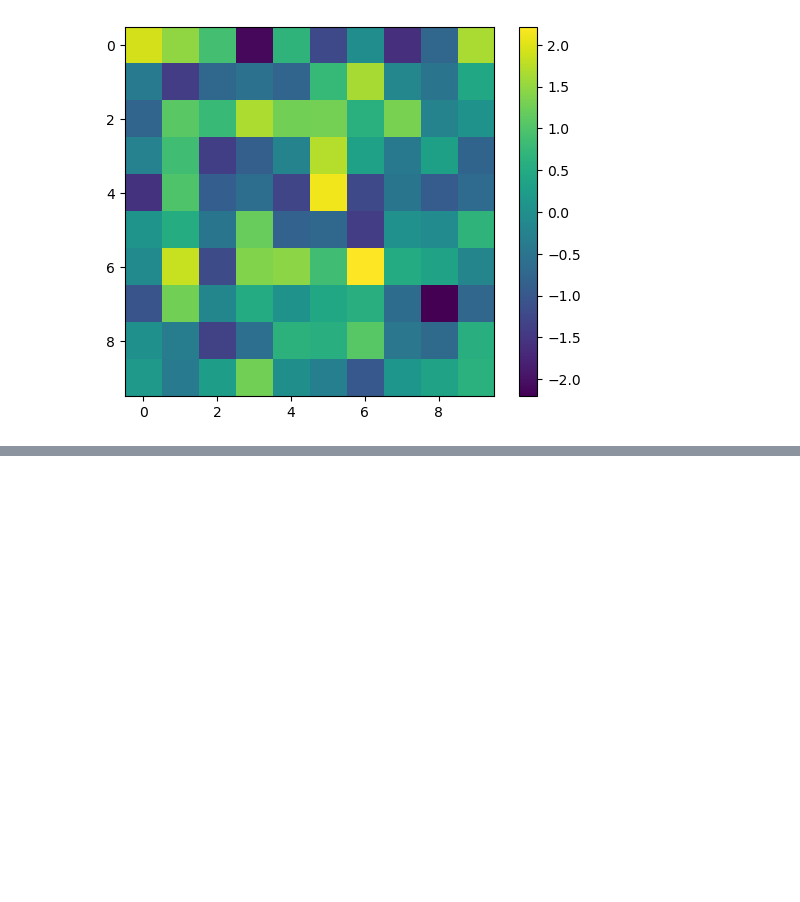
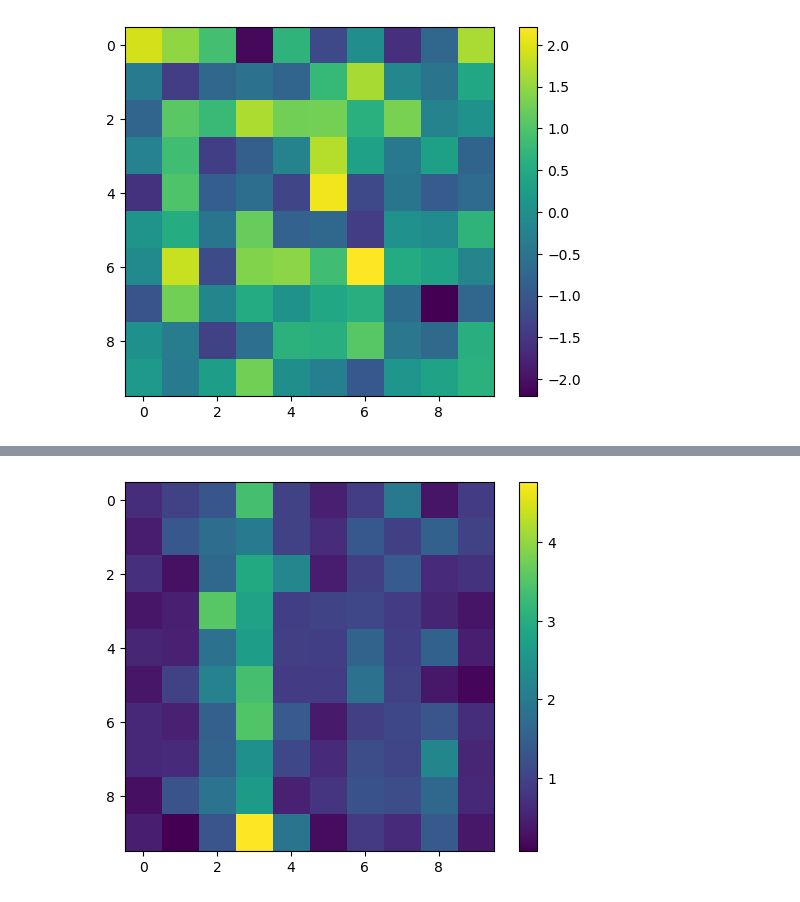
Before and after one commit to wuweizhang0723/func2graph, a Jupyter notebook: notebook/check_evaluation/average_result_attention.ipynb, the cells around one changed output, grey strips where cells are left out. Cells and saved outputs as stored; diff of their text form; code cells hidden in the pictures; blank space fills up the shorter version.

```diff
--- a/notebook/check_evaluation/average_result_attention.ipynb
+++ b/notebook/check_evaluation/average_result_attention.ipynb
@@ -104,0 +126,97 @@ plt.show()
+# %%
+attention_0 = np.load("../../output/9_6_Spatial_Temporal_try/Spatial_Temporal_Attention_Model_wuwei_10_0.001_0.3_2_5_1.0_1.0_30000_42_random_20000_200_prediction_1_12_128_256_16_0_1_1_64_4_1e-05_lookup_table_spatial_temporal_3/Estimated_W_12.npy")
+attention_1 = np.load("../../output/9_6_Spatial_Temporal_try/Spatial_Temporal_Attention_Model_wuwei_10_0.001_0.3_2_5_1.0_1.0_30000_42_random_20000_200_prediction_1_22_128_256_16_0_1_1_64_4_1e-05_lookup_table_spatial_temporal_3/Estimated_W_22.npy")
+attention_2 = np.load("../../output/9_6_Spatial_Temporal_try/Spatial_Temporal_Attention_Model_wuwei_10_0.001_0.3_2_5_1.0_1.0_30000_42_random_20000_200_prediction_1_32_128_256_16_0_1_1_64_4_1e-05_lookup_table_spatial_temporal_3/Estimated_W_32.npy")
+attention_3 = np.load("../../output/9_6_Spatial_Temporal_try/Spatial_Temporal_Attention_Model_wuwei_10_0.001_0.3_2_5_1.0_1.0_30000_42_random_20000_200_prediction_1_42_128_256_16_0_1_1_64_4_1e-05_lookup_table_spatial_temporal_3/Estimated_W_42.npy")
+attention_4 = np.load("../../output/9_6_Spatial_Temporal_try/Spatial_Temporal_Attention_Model_wuwei_10_0.001_0.3_2_5_1.0_1.0_30000_42_random_20000_200_prediction_1_52_128_256_16_0_1_1_64_4_1e-05_lookup_table_spatial_temporal_3/Estimated_W_52.npy")
+attention_5 = np.load("../../output/9_6_Spatial_Temporal_try/Spatial_Temporal_Attention_Model_wuwei_10_0.001_0.3_2_5_1.0_1.0_30000_42_random_20000_200_prediction_1_62_128_256_16_0_1_1_64_4_1e-05_lookup_table_spatial_temporal_3/Estimated_W_62.npy")
+attention_6 = np.load("../../output/9_6_Spatial_Temporal_try/Spatial_Temporal_Attention_Model_wuwei_10_0.001_0.3_2_5_1.0_1.0_30000_42_random_20000_200_prediction_1_72_128_256_16_0_1_1_64_4_1e-05_lookup_table_spatial_temporal_3/Estimated_W_72.npy")
+attention_7 = np.load("../../output/9_6_Spatial_Temporal_try/Spatial_Temporal_Attention_Model_wuwei_10_0.001_0.3_2_5_1.0_1.0_30000_42_random_20000_200_prediction_1_82_128_256_16_0_1_1_64_4_1e-05_lookup_table_spatial_temporal_3/Estimated_W_82.npy")
+attention_8 = np.load("../../output/9_6_Spatial_Temporal_try/Spatial_Temporal_Attention_Model_wuwei_10_0.001_0.3_2_5_1.0_1.0_30000_42_random_20000_200_prediction_1_92_128_256_16_0_1_1_64_4_1e-05_lookup_table_spatial_temporal_3/Estimated_W_92.npy")
+attention_9 = np.load("../../output/9_6_Spatial_Temporal_try/Spatial_Temporal_Attention_Model_wuwei_10_0.001_0.3_2_5_1.0_1.0_30000_42_random_20000_200_prediction_1_102_128_256_16_0_1_1_64_4_1e-05_lookup_table_spatial_temporal_3/Estimated_W_102.npy")
+attention_10 = np.load("../../output/9_6_Spatial_Temporal_try/Spatial_Temporal_Attention_Model_wuwei_10_0.001_0.3_2_5_1.0_1.0_30000_42_random_20000_200_prediction_1_112_128_256_16_0_1_1_64_4_1e-05_lookup_table_spatial_temporal_3/Estimated_W_112.npy")
+attention_11 = np.load("../../output/9_6_Spatial_Temporal_try/Spatial_Temporal_Attention_Model_wuwei_10_0.001_0.3_2_5_1.0_1.0_30000_42_random_20000_200_prediction_1_122_128_256_16_0_1_1_64_4_1e-05_lookup_table_spatial_temporal_3/Estimated_W_122.npy")
+attention_12 = np.load("../../output/9_6_Spatial_Temporal_try_abs_logits/Spatial_Temporal_Attention_Model_wuwei_10_0.001_0.3_2_5_1.0_1.0_30000_42_random_20000_200_prediction_1_42_128_256_16_0_1_1_64_4_1e-05_lookup_table_spatial_temporal_3/Estimated_W_42.npy")
+
+# take avg
+attention_avg = (attention_0 + attention_1 + attention_2 + attention_3 + attention_5 + attention_6 + attention_7 + attention_8 + attention_9 + attention_10 + attention_11 + attention_12)
+
+
+corr = np.corrcoef(weight_matrix.flatten(), attention_avg.flatten())[0, 1]
+print(corr)
+
+plt.imshow(weight_matrix)
+plt.colorbar()
+plt.show()
+
+plt.imshow(attention_avg)
+plt.colorbar()
+plt.show()
+
+
+corr = np.corrcoef(np.abs(weight_matrix).flatten(), attention_avg.flatten())[0, 1]
+print(corr)
+
+plt.imshow(np.abs(weight_matrix))
+plt.colorbar()
+plt.show()
+
+plt.imshow(attention_avg)
+plt.colorbar()
+plt.show()
+
+
+corr = np.corrcoef(weight_matrix.flatten(), attention_0.flatten())[0, 1]
+print(corr)
+corr = np.corrcoef(weight_matrix.flatten(), attention_1.flatten())[0, 1]
+print(corr)
+corr = np.corrcoef(weight_matrix.flatten(), attention_2.flatten())[0, 1]
+print(corr)
+corr = np.corrcoef(weight_matrix.flatten(), attention_3.flatten())[0, 1]
+print(corr)
+corr = np.corrcoef(weight_matrix.flatten(), attention_4.flatten())[0, 1]
+print(corr)
+corr = np.corrcoef(weight_matrix.flatten(), attention_5.flatten())[0, 1]
+print(corr)
+corr = np.corrcoef(weight_matrix.flatten(), attention_6.flatten())[0, 1]
+print(corr)
+corr = np.corrcoef(weight_matrix.flatten(), attention_7.flatten())[0, 1]
+print(corr)
+corr = np.corrcoef(weight_matrix.flatten(), attention_8.flatten())[0, 1]
+print(corr)
+corr = np.corrcoef(weight_matrix.flatten(), attention_9.flatten())[0, 1]
+print(corr)
+corr = np.corrcoef(weight_matrix.flatten(), attention_10.flatten())[0, 1]
+print(corr)
+corr = np.corrcoef(weight_matrix.flatten(), attention_11.flatten())[0, 1]
+print(corr)
+
+print("abs")
+
+corr = np.corrcoef(np.abs(weight_matrix).flatten(), attention_0.flatten())[0, 1]
+print(corr)
+corr = np.corrcoef(np.abs(weight_matrix).flatten(), attention_1.flatten())[0, 1]
+print(corr)
+corr = np.corrcoef(np.abs(weight_matrix).flatten(), attention_2.flatten())[0, 1]
+print(corr)
+corr = np.corrcoef(np.abs(weight_matrix).flatten(), attention_3.flatten())[0, 1]
+print(corr)
+corr = np.corrcoef(np.abs(weight_matrix).flatten(), attention_4.flatten())[0, 1]
+print(corr)
+corr = np.corrcoef(np.abs(weight_matrix).flatten(), attention_5.flatten())[0, 1]
+print(corr)
+corr = np.corrcoef(np.abs(weight_matrix).flatten(), attention_6.flatten())[0, 1]
+print(corr)
+corr = np.corrcoef(np.abs(weight_matrix).flatten(), attention_7.flatten())[0, 1]
+print(corr)
+corr = np.corrcoef(np.abs(weight_matrix).flatten(), attention_8.flatten())[0, 1]
+print(corr)
+corr = np.corrcoef(np.abs(weight_matrix).flatten(), attention_9.flatten())[0, 1]
+print(corr)
+corr = np.corrcoef(np.abs(weight_matrix).flatten(), attention_10.flatten())[0, 1]
+print(corr)
+corr = np.corrcoef(np.abs(weight_matrix).flatten(), attention_11.flatten())[0, 1]
+print(corr)
+corr = np.corrcoef(np.abs(weight_matrix).flatten(), attention_12.flatten())[0, 1]
+print(corr)
+# %% [output]
@@ -104,0 +225 @@ plt.show()
+[figure, added]
```
Also changed, not shown: parts of 2 cells of this notebook, 4 other files.
